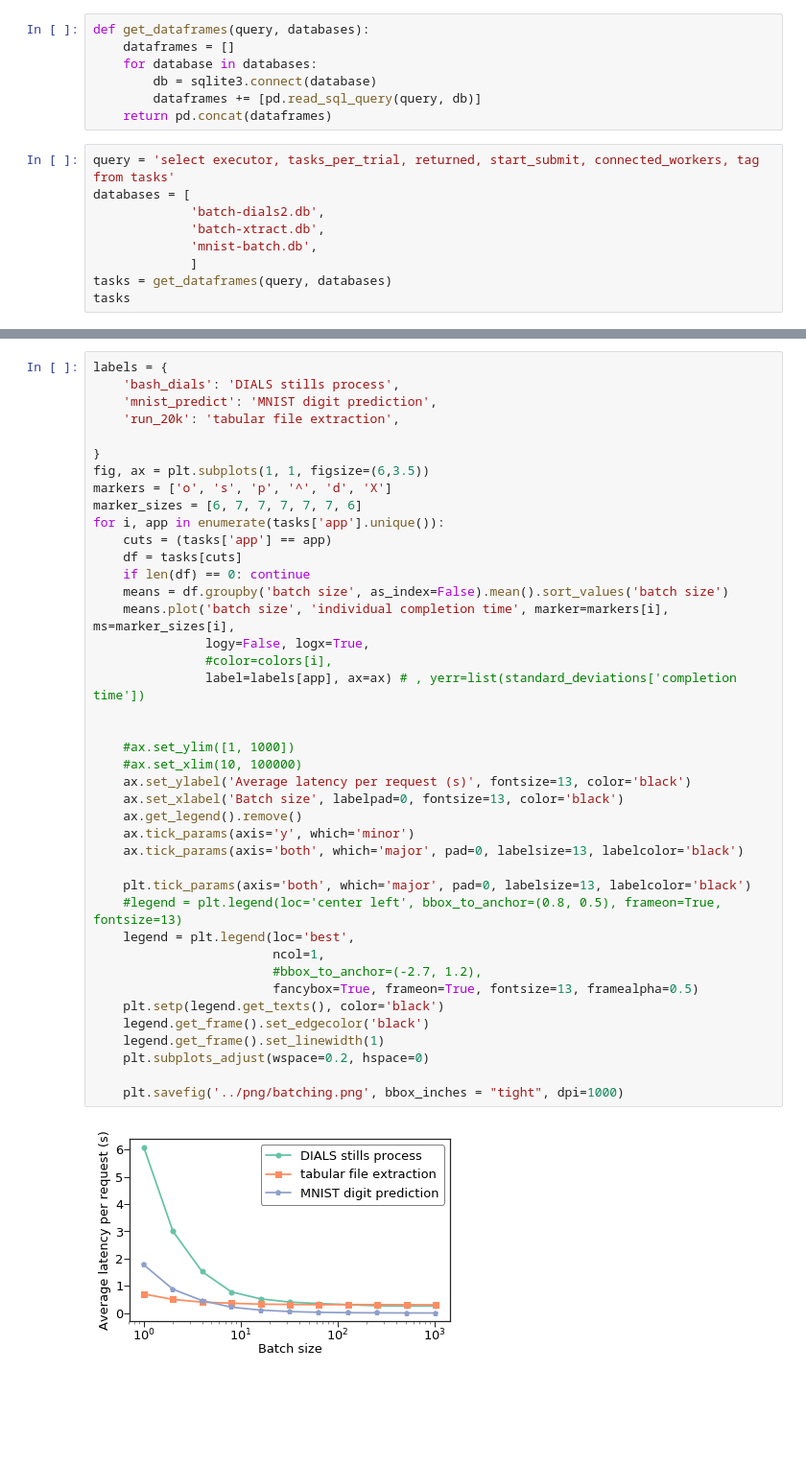
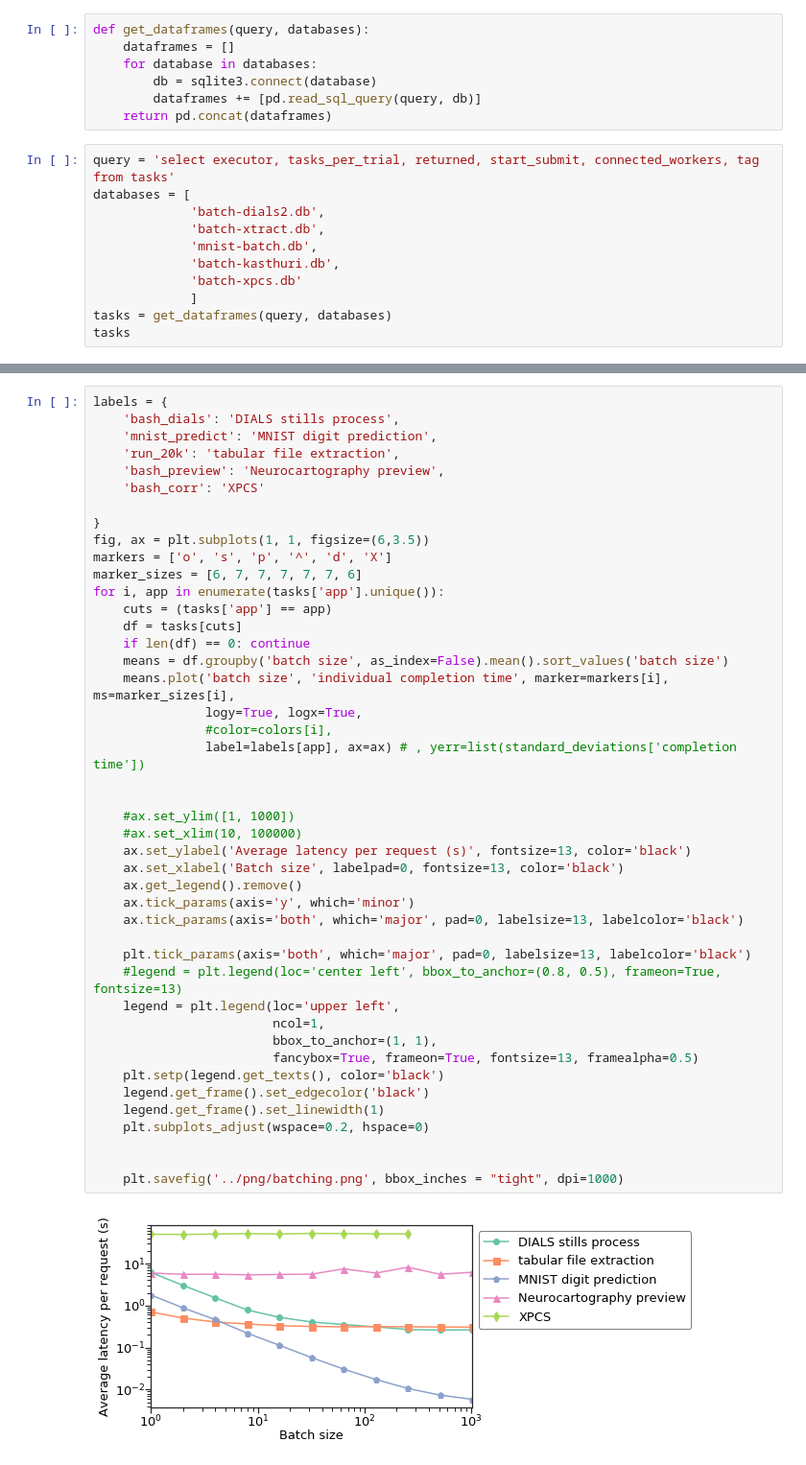
Before and after one commit to ZhuozhaoLi/sc-funcx-eval, a Jupyter notebook: notebooks/batching/batching.ipynb, the cells around one changed output, grey strips where cells are left out. Shown: that part at 96% size. Drawn from its saved outputs; the diff is of its cells as text; blank space fills up the shorter version.

Commit message:
Updating batching

```diff
--- a/notebooks/batching/batching.ipynb
+++ b/notebooks/batching/batching.ipynb
@@ -23,6 +23,8 @@ databases = [
              'batch-dials2.db',
              'batch-xtract.db',
              'mnist-batch.db',
+             'batch-kasthuri.db',
+             'batch-xpcs.db'
              ]
 tasks = get_dataframes(query, databases)
 tasks
@@ -82,6 +86,8 @@ labels = {
     'bash_dials': 'DIALS stills process',
     'mnist_predict': 'MNIST digit prediction',
     'run_20k': 'tabular file extraction',
+    'bash_preview': 'Neurocartography preview',
+    'bash_corr': 'XPCS'
 
 }
 fig, ax = plt.subplots(1, 1, figsize=(6,3.5))
@@ -89,34 +95,35 @@ markers = ['o', 's', 'p', '^', 'd', 'X']
 marker_sizes = [6, 7, 7, 7, 7, 7, 6]
 for i, app in enumerate(tasks['app'].unique()):
     cuts = (tasks['app'] == app)
     df = tasks[cuts]
     if len(df) == 0: continue
     means = df.groupby('batch size', as_index=False).mean().sort_values('batch size')
     means.plot('batch size', 'individual completion time', marker=markers[i], ms=marker_sizes[i],
-               logy=False, logx=True,
+               logy=True, logx=True,
                #color=colors[i],
                label=labels[app], ax=ax) # , yerr=list(standard_deviations['completion time'])
 
 
     #ax.set_ylim([1, 1000])
     #ax.set_xlim(10, 100000)
     ax.set_ylabel('Average latency per request (s)', fontsize=13, color='black')
     ax.set_xlabel('Batch size', labelpad=0, fontsize=13, color='black')
     ax.get_legend().remove()
     ax.tick_params(axis='y', which='minor')
     ax.tick_params(axis='both', which='major', pad=0, labelsize=13, labelcolor='black')
 
     plt.tick_params(axis='both', which='major', pad=0, labelsize=13, labelcolor='black')
     #legend = plt.legend(loc='center left', bbox_to_anchor=(0.8, 0.5), frameon=True, fontsize=13)
-    legend = plt.legend(loc='best',
+    legend = plt.legend(loc='upper left',
                         ncol=1,
-                        #bbox_to_anchor=(-2.7, 1.2),
+                        bbox_to_anchor=(1, 1),
                         fancybox=True, frameon=True, fontsize=13, framealpha=0.5)
     plt.setp(legend.get_texts(), color='black')
     legend.get_frame().set_edgecolor('black')
     legend.get_frame().set_linewidth(1)
     plt.subplots_adjust(wspace=0.2, hspace=0)
 
+
     plt.savefig('../png/batching.png', bbox_inches = "tight", dpi=1000)
 # %% [output]
-[figure, old version]
+[figure, new version]
```
Also changed, not shown: parts of 3 cells of this notebook, 3 other files.
